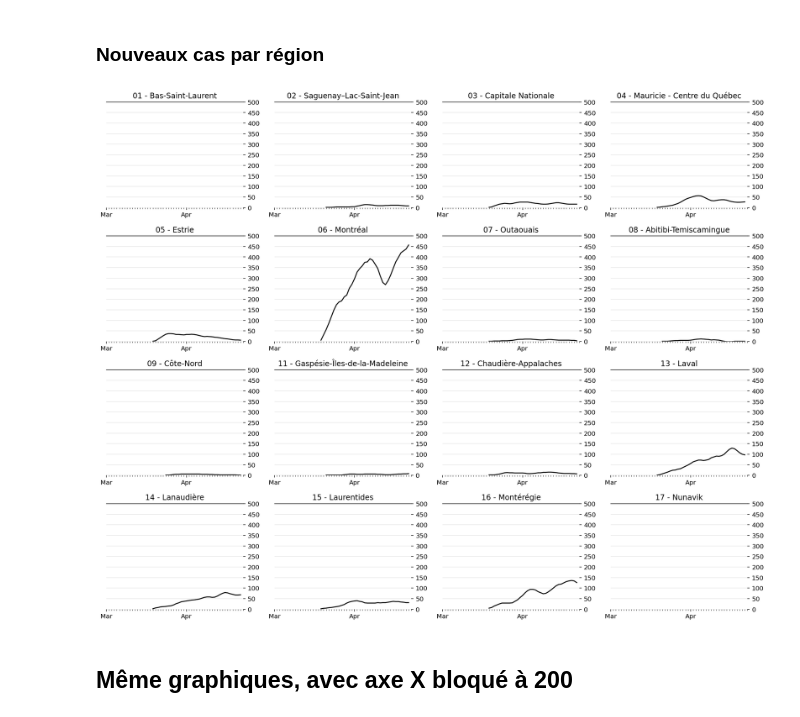
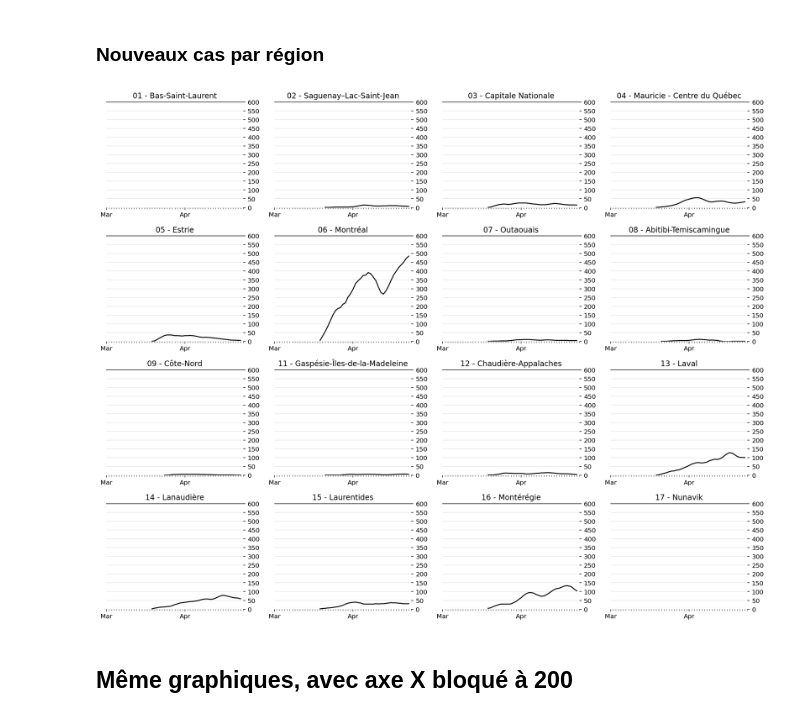
Before and after one commit to lucgauthier/covid-19, a Jupyter notebook: Cases.ipynb, the cells around one changed output. Drawn from its saved outputs; the diff is of its cells as text; code cells hidden in the pictures.

```diff
--- a/Cases.ipynb
+++ b/Cases.ipynb
@@ -111,35 +111,35 @@ def plot_region(result, ax, region_name, ymax, yinterval):
     ax.margins(0)
     ax.set_ylim(0.0, ymax)
     ax.set_xlim(pd.Timestamp('2020-03-01'), result.index.get_level_values('date')[-1]+pd.Timedelta(days=1))
     fig.set_facecolor('w')
 
 # Préparer les données
 regions_to_process = regions.loc[~regions.index.get_level_values('region').isin(FILTERED_REGIONS)]
 
 results = {}
 
 for region_name, cases in regions_to_process.groupby(level='region'):
     new, smoothed = prepare_cases(cases)
 
     newCases = new.rename('new')
     smoothedCases = smoothed.rename('smoothed')
 
     result =  pd.concat([cases, newCases, smoothedCases], axis=1)
     results[region_name] = result.droplevel(0)
 
 # Layout en 4 colonnes
 ncols = 4
 nrows = int(np.ceil(len(results) / ncols))
 
 fig, axes = plt.subplots(nrows=nrows, ncols=ncols, figsize=(15, nrows*3))
 
 for i, (region_name, result) in enumerate(results.items()):
-    plot_region(result, axes.flat[i], region_name, 500, 50)
+    plot_region(result, axes.flat[i], region_name, 600, 50)
 
 fig.tight_layout()
 fig.set_facecolor('w')
 # %% [output]
-[figure, old version]
+[figure, new version]
 # %% [markdown]
 ## Même graphiques, avec axe X bloqué à 200
 # %%
```
Also changed, not shown: parts of 1 cell of this notebook, 1 other file.
